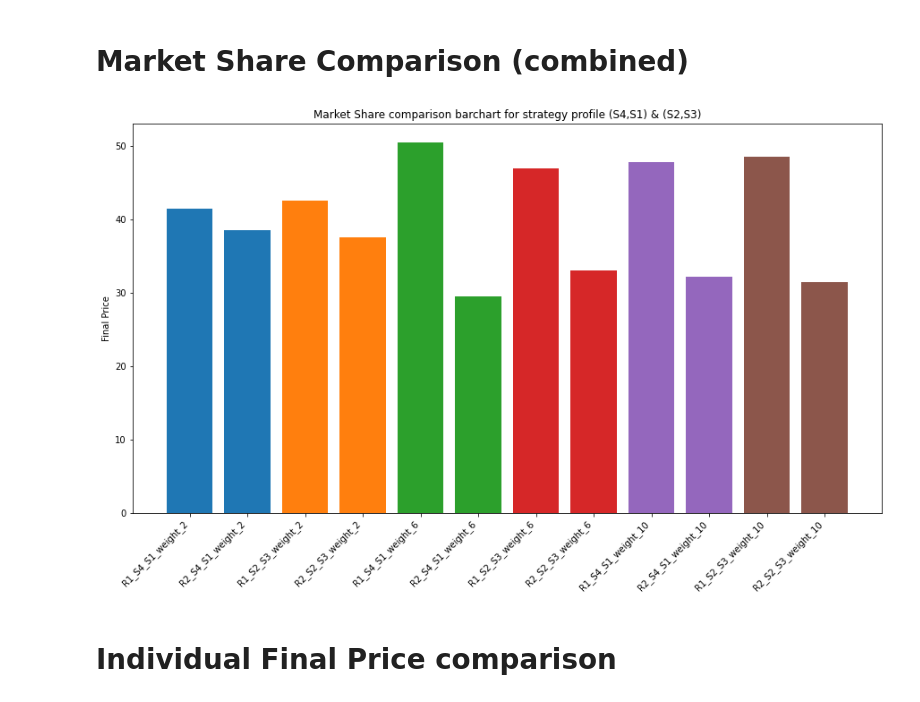
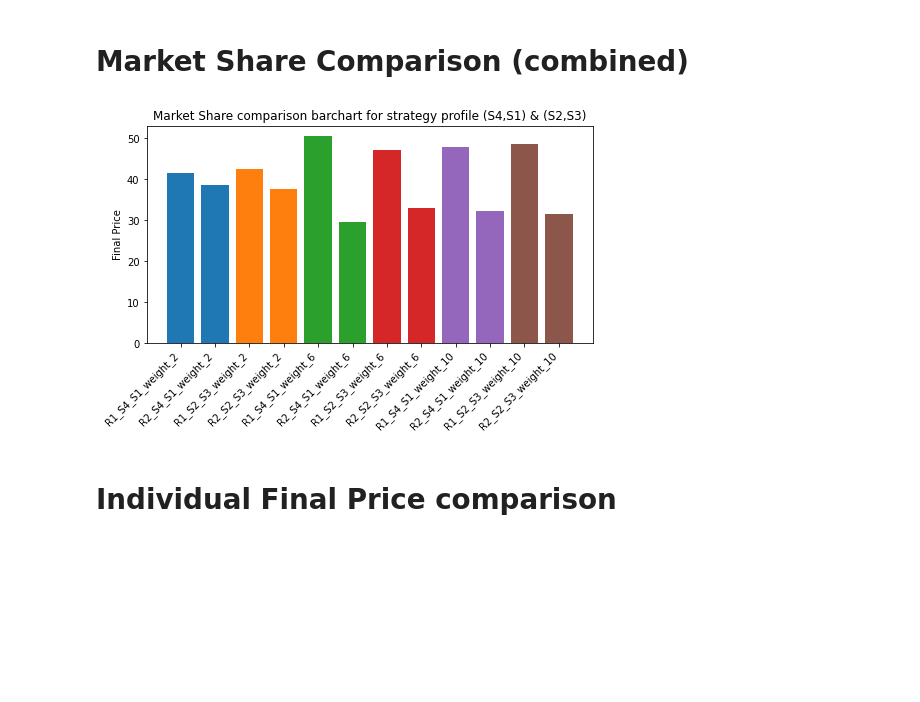
Before and after one commit to AustinCheang/ABM_Netlogo, a Jupyter notebook: Final_price_plots.ipynb, the cells around one changed output. Cells and saved outputs as stored; diff of their text form; code cells hidden in the pictures; blank space fills up the shorter version.

```diff
--- a/Final_price_plots.ipynb
+++ b/Final_price_plots.ipynb
@@ -65,15 +69,14 @@ def plot_profit_comparison_graph(strategy_profile, title):
 # %%
 def plot_combined_profit_graph(strategy_profile, title):
     weights = [2, 6, 10]
-    fig, ax = plt.subplots(figsize=(15, 8))
+    fig, ax = plt.subplots(figsize=(8, 4))
 
     for weight in weights:
-
         filename = f'./experiment_data/{strategy_profile[0]}_price_{weight}.csv'
         df = load_csv(filename, 34)
         avg_prices = calculate_final_avg(df, 0, 3)
 
-        filename2 = f'./experiment_data/{strategy_profile[1]}_price_bis_{weight}.csv'
+        filename2 = f'./experiment_data/{strategy_profile[1]}_price_{weight}.csv'
         df2 = load_csv(filename2, 34)
         avg_prices2 = calculate_final_avg(df2, 0, 3)
 
@@ -82,7 +85,7 @@ def plot_combined_profit_graph(strategy_profile, title):
         ax.bar(labels, avg_prices)
 
         labels2 = [f'R1_{strategy_profile[1]}_weight_{weight}',
-                  f'R2_{strategy_profile[1]}_weight_{weight}']
+                   f'R2_{strategy_profile[1]}_weight_{weight}']
         ax.bar(labels2, avg_prices2)
 
     ax.set_ylabel('Final Profit')
@@ -90,16 +93,19 @@ def plot_combined_profit_graph(strategy_profile, title):
     plt.xticks(rotation=45, ha='right')
     plt.plot()
 
+
+#
+
 def plot_combined_price_graph(strategy_profile, title):
     weights = [2, 6, 10]
-    fig, ax = plt.subplots(figsize=(15, 8))
+    fig, ax = plt.subplots(figsize=(8, 4))
 
     for weight in weights:
         filename = f'./experiment_data/{strategy_profile[0]}_price_{weight}.csv'
         df = load_csv(filename, 34)
         avg_prices = calculate_final_avg(df, 2, 5)
 
-        filename2 = f'./experiment_data/{strategy_profile[1]}_price_bis_{weight}.csv'
+        filename2 = f'./experiment_data/{strategy_profile[1]}_price_{weight}.csv'
         df2 = load_csv(filename2, 34)
         avg_prices2 = calculate_final_avg(df2, 2, 5)
 
@@ -108,7 +114,7 @@ def plot_combined_price_graph(strategy_profile, title):
         ax.bar(labels, avg_prices)
 
         labels2 = [f'R1_{strategy_profile[1]}_weight_{weight}',
-                  f'R2_{strategy_profile[1]}_weight_{weight}']
+                   f'R2_{strategy_profile[1]}_weight_{weight}']
         ax.bar(labels2, avg_prices2)
 
     ax.set_ylabel('Final Price')
@@ -116,16 +122,17 @@ def plot_combined_price_graph(strategy_profile, title):
     plt.xticks(rotation=45, ha='right')
     plt.plot()
 
+
 def plot_combined_market_share_graph(strategy_profile, title):
     weights = [2, 6, 10]
-    fig, ax = plt.subplots(figsize=(15, 8))
+    fig, ax = plt.subplots(figsize=(8, 4))
 
     for weight in weights:
         filename = f'./experiment_data/{strategy_profile[0]}_price_{weight}.csv'
         df = load_csv(filename, 34)
         avg_prices = calculate_final_avg(df, 1, 4)
 
-        filename2 = f'./experiment_data/{strategy_profile[1]}_price_bis_{weight}.csv'
+        filename2 = f'./experiment_data/{strategy_profile[1]}_price_{weight}.csv'
         df2 = load_csv(filename2, 34)
         avg_prices2 = calculate_final_avg(df2, 1, 4)
 
@@ -134,7 +141,7 @@ def plot_combined_market_share_graph(strategy_profile, title):
         ax.bar(labels, avg_prices)
 
         labels2 = [f'R1_{strategy_profile[1]}_weight_{weight}',
-                  f'R2_{strategy_profile[1]}_weight_{weight}']
+                   f'R2_{strategy_profile[1]}_weight_{weight}']
         ax.bar(labels2, avg_prices2)
 
     ax.set_ylabel('Final Price')
@@ -156,9 +163,10 @@ plot_combined_price_graph(['S4_S1', 'S2_S3'], 'Price comparison barchart for str
 # %% [markdown]
 # Market Share Comparison (combined)
 # %%
-plot_combined_market_share_graph(['S4_S1', 'S2_S3'], 'Market Share comparison barchart for strategy profile (S4,S1) & (S2,S3)')
+plot_combined_market_share_graph(['S4_S1', 'S2_S3'],
+                                 'Market Share comparison barchart for strategy profile (S4,S1) & (S2,S3)')
 # %% [output]
-[figure, old version]
+[figure, new version]
 # %% [markdown]
 # Individual Final Price comparison
 # %%
```
Also changed, not shown: parts of 3 cells of this notebook, 2 other files.
